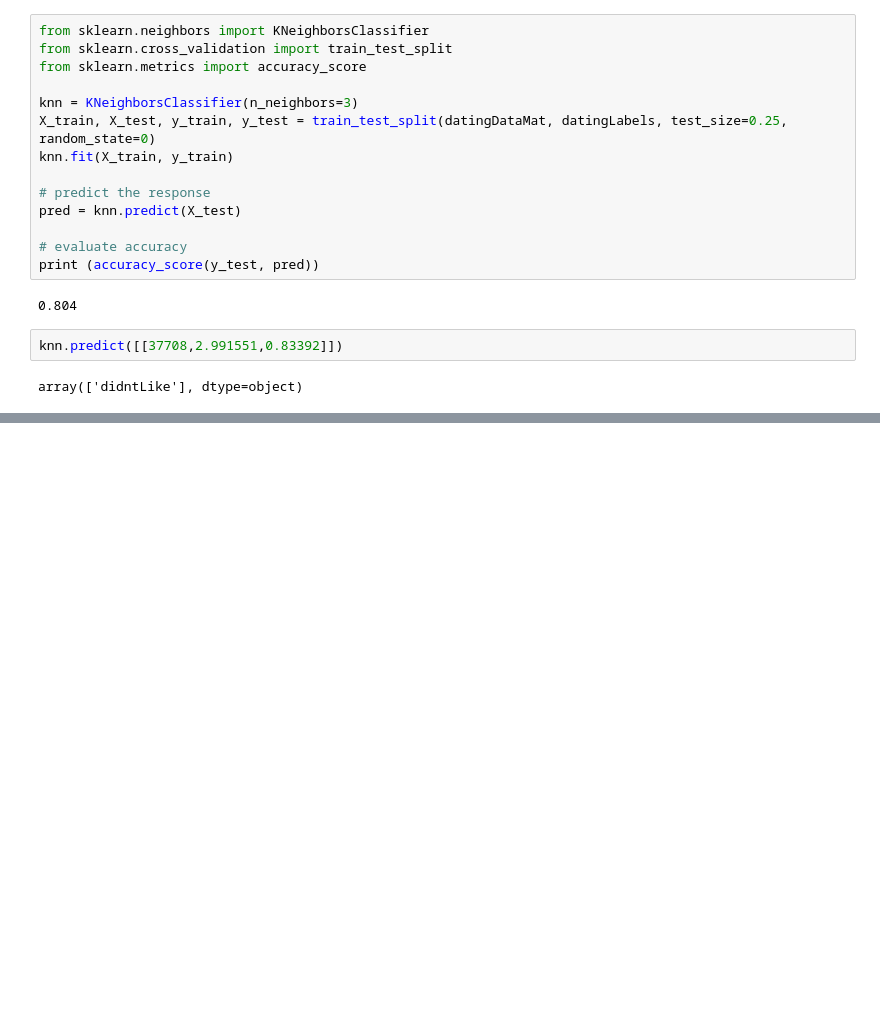
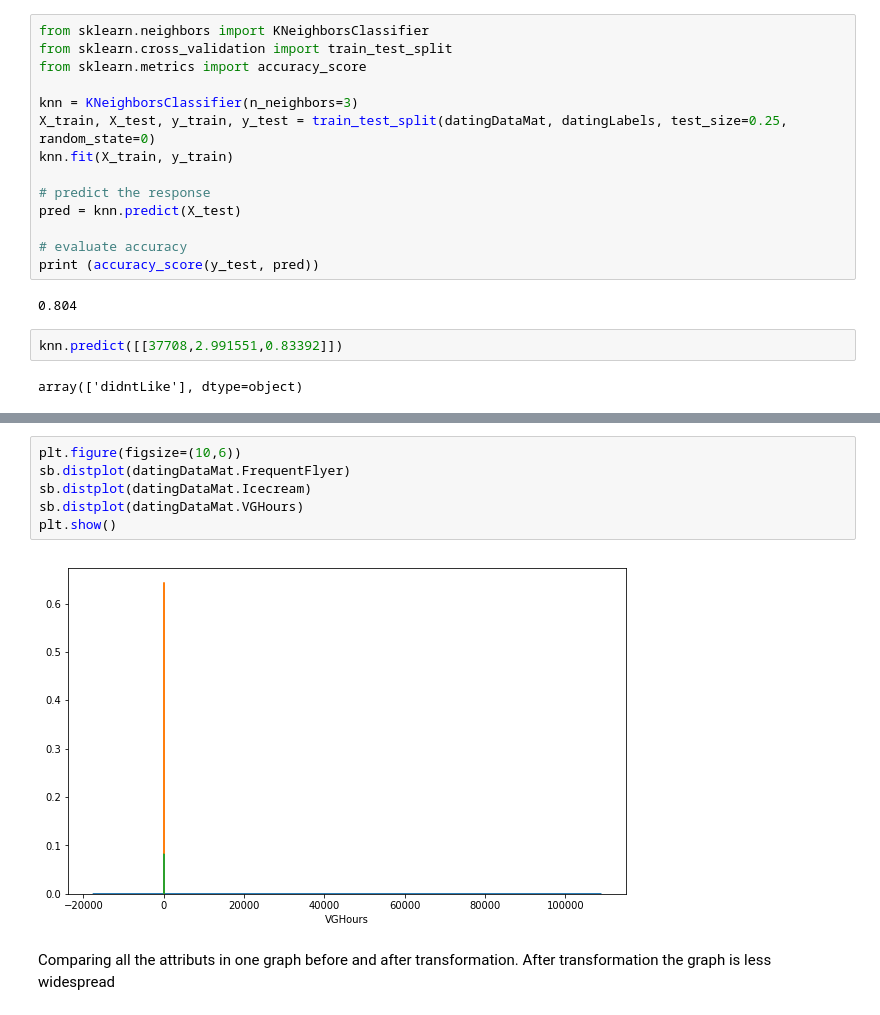
Before and after one commit to akpandads/ML-Algo-Implementations, a Jupyter notebook: knn/KNN_Impl.ipynb, the cells around one changed output, grey strips where cells are left out. Cells and saved outputs as stored; diff of their text form; blank space fills up the shorter version.

```diff
--- a/knn/KNN_Impl.ipynb
+++ b/knn/KNN_Impl.ipynb
@@ -111,0 +141,10 @@ array(['didntLike'], dtype=object)
+# %%
+plt.figure(figsize=(10,6))
+sb.distplot(datingDataMat.FrequentFlyer)
+sb.distplot(datingDataMat.Icecream)
+sb.distplot(datingDataMat.VGHours)
+plt.show()
+# %% [output]
+[figure, added]
+# %% [markdown]
+Comparing all the attributs in one graph before and after transformation.  After transformation the graph is less widespread
```
Also changed, not shown: parts of 8 cells of this notebook.
